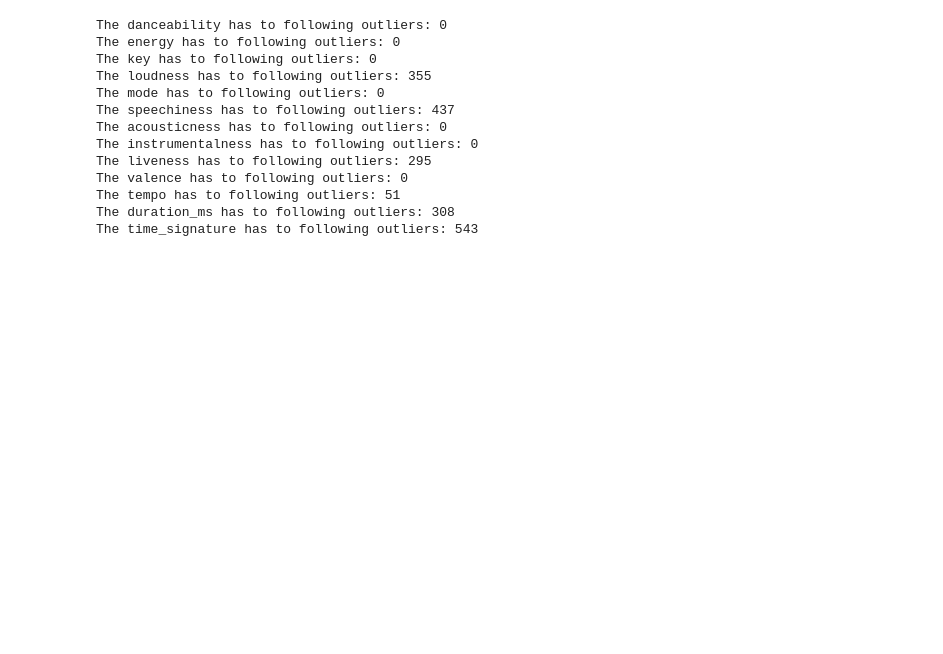
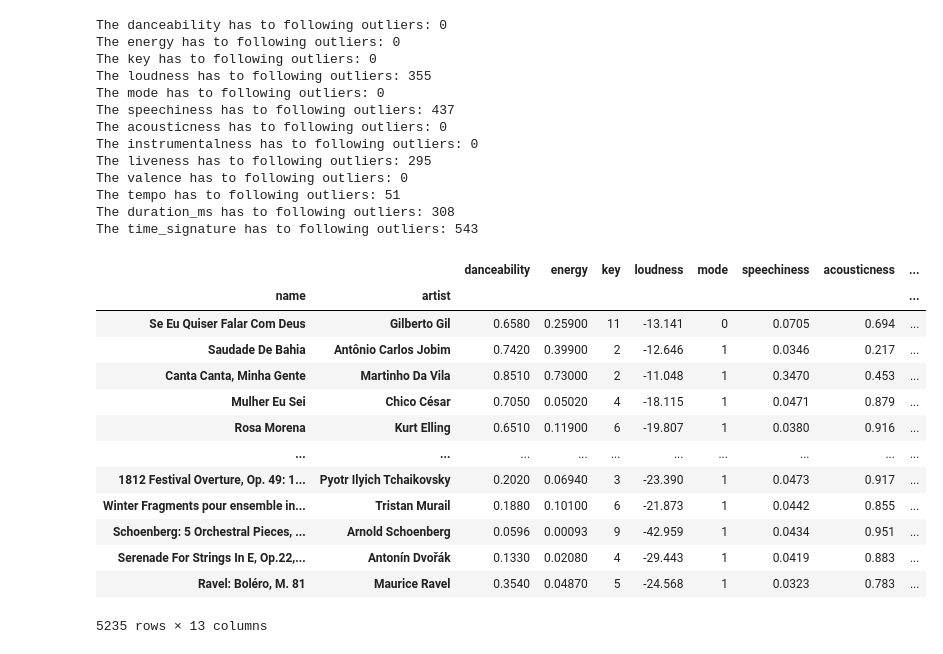
Before and after one commit to MerleSt/SpotifyPlaylistMoosic, a Jupyter notebook: Notebooks/Data_Clean.ipynb, the cells around one changed output. Cells and saved outputs as stored; diff of their text form; code cells hidden in the pictures; blank space fills up the shorter version.

```diff
--- a/Notebooks/Data_Clean.ipynb
+++ b/Notebooks/Data_Clean.ipynb
@@ -93,6 +95,23 @@ The valence has to following outliers: 0
 The tempo has to following outliers: 51
 The duration_ms has to following outliers: 308
 The time_signature has to following outliers: 543
+# %%
+song_features
+# %% [output]
+|  |  | danceability | energy | key | loudness | mode | speechiness | acousticness | ... |
+| name | artist |  |  |  |  |  |  |  | ... |
+| Se Eu Quiser Falar Com Deus | Gilberto Gil | 0.6580 | 0.25900 | 11 | -13.141 | 0 | 0.0705 | 0.694 | ... |
+| Saudade De Bahia | Antônio Carlos Jobim | 0.7420 | 0.39900 | 2 | -12.646 | 1 | 0.0346 | 0.217 | ... |
+| Canta Canta, Minha Gente | Martinho Da Vila | 0.8510 | 0.73000 | 2 | -11.048 | 1 | 0.3470 | 0.453 | ... |
+| Mulher Eu Sei | Chico César | 0.7050 | 0.05020 | 4 | -18.115 | 1 | 0.0471 | 0.879 | ... |
+| Rosa Morena | Kurt Elling | 0.6510 | 0.11900 | 6 | -19.807 | 1 | 0.0380 | 0.916 | ... |
+| ... | ... | ... | ... | ... | ... | ... | ... | ... | ... |
+| 1812 Festival Overture, Op. 49: 1... | Pyotr Ilyich Tchaikovsky | 0.2020 | 0.06940 | 3 | -23.390 | 1 | 0.0473 | 0.917 | ... |
+| Winter Fragments pour ensemble in... | Tristan Murail | 0.1880 | 0.10100 | 6 | -21.873 | 1 | 0.0442 | 0.855 | ... |
+| Schoenberg: 5 Orchestral Pieces, ... | Arnold Schoenberg | 0.0596 | 0.00093 | 9 | -42.959 | 1 | 0.0434 | 0.951 | ... |
+| Serenade For Strings In E, Op.22,... | Antonín Dvořák | 0.1330 | 0.02080 | 4 | -29.443 | 1 | 0.0419 | 0.883 | ... |
+| Ravel: Boléro, M. 81 | Maurice Ravel | 0.3540 | 0.04870 | 5 | -24.568 | 1 | 0.0323 | 0.783 | ... |
+5235 rows × 13 columns
 # %%
 # Export the DataFrame
 song_features.to_csv('/Users/merlesteffen/Documents/GitHub/Moosic/Data/song_fatures_cleaned.csv', index=True)
```
Also changed, not shown: parts of 1 cell of this notebook, 1 other file.
